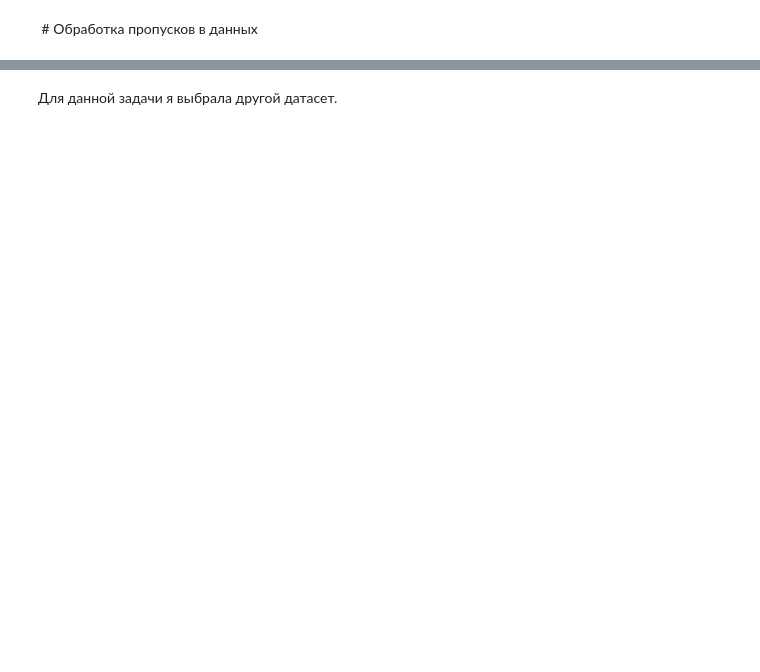
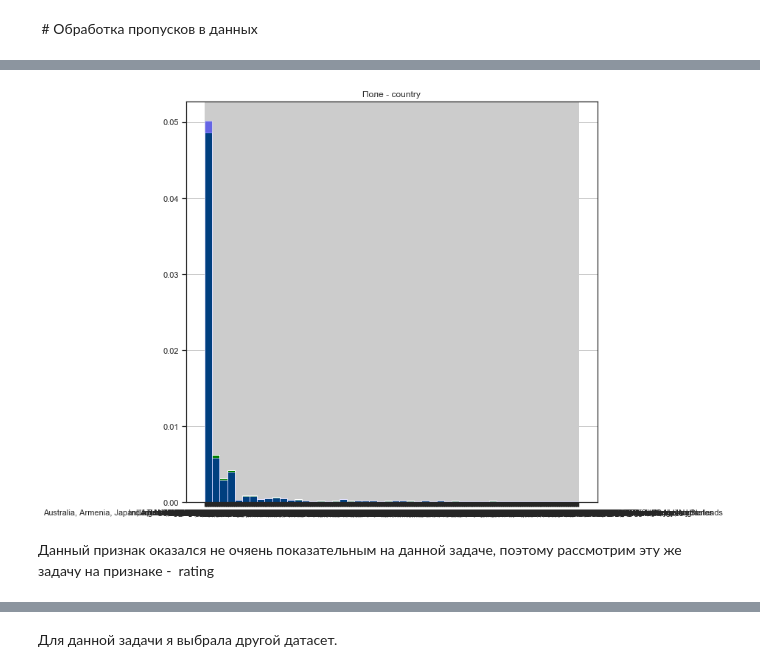
Before and after one commit to tonyafedorova/ML_MSc_1course, a Jupyter notebook: Lab2/Lab2_MMO.ipynb, the cells around one changed output, grey strips where cells are left out. Drawn from its saved outputs; the diff is of its cells as text; code cells hidden in the pictures; blank space fills up the shorter version.

```diff
--- a/Lab2/Lab2_MMO.ipynb
+++ b/Lab2/Lab2_MMO.ipynb
@@ -279,0 +104,11 @@ array(['0', '0,01', '0,02', '0,03', '0,04', '0,05', '0,06', '0,09',
+# %%
+def plot_hist_diff(old_ds, new_ds, cols):
+    """
+    Разница между распределениями до и после устранения пропусков
+    """
+    for c in cols:
+        fig, ax = plt.subplots(figsize=(10,10))
+        ax.title.set_text('Поле - ' + str(c))
+        old_ds[c].hist(bins=50, ax=ax, density=True, color='green')
+        new_ds[c].hist(bins=50, ax=ax, color='blue', density=True, alpha=0.5)
+        plt.show()
@@ -279,0 +127,13 @@ array(['0', '0,01', '0,02', '0,03', '0,04', '0,05', '0,06', '0,09',
+# %%
+dataNew = data[['country', 'cast']].copy()
+# %%
+imputerCountry = SimpleImputer(strategy='most_frequent',
+                        fill_value=None)
+dataNewFreqImpCountry = imputerCountry.fit_transform(dataNew[['country']].values)
+
+imputerCast = SimpleImputer(strategy='most_frequent',
+                        fill_value='country')
+dataNewFreqImpCast = imputerCast.fit_transform(dataNew[['country']].values)
+# %%
+dataNew['country'] = dataNewFreqImpCountry
+dataNew['cast'] = dataNewFreqImpCast
@@ -279,0 +145,6 @@ array(['0', '0,01', '0,02', '0,03', '0,04', '0,05', '0,06', '0,09',
+# %%
+plot_hist_diff(data, dataNew, ['country'])
+# %% [output]
+[figure, added]
+# %% [markdown]
+Данный признак оказался не очяень показательным на данной задаче, поэтому рассмотрим эту же задачу на признаке -  rating
```
Also changed, not shown: parts of 92 cells of this notebook.
